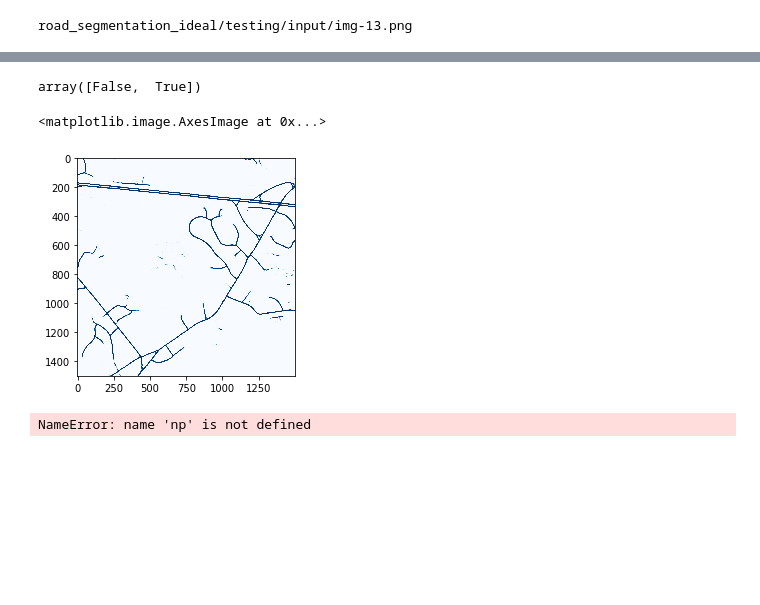
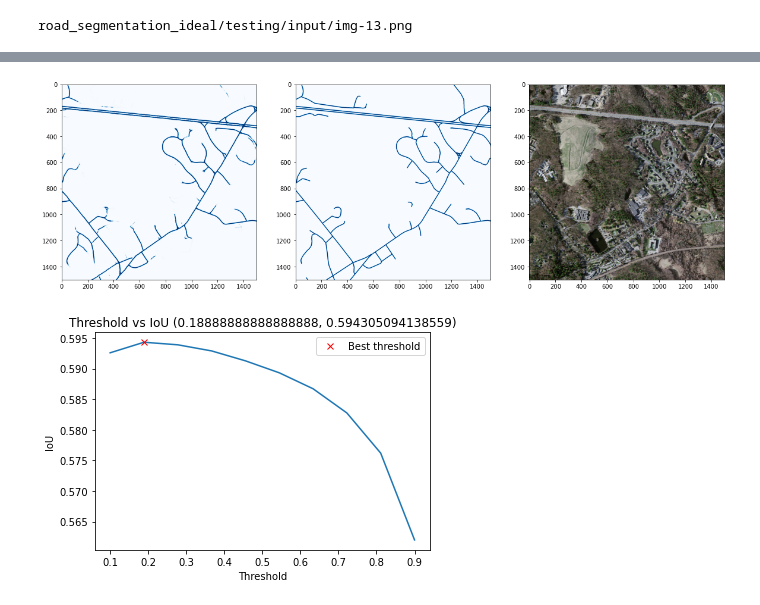
Before and after one commit to AInitikesh/ArialSegmenation, a Jupyter notebook: Training.ipynb, the cells around one changed output, grey strips where cells are left out. Cells and saved outputs as stored; diff of their text form; code cells hidden in the pictures; blank space fills up the shorter version.

```diff
--- a/Training.ipynb
+++ b/Training.ipynb
@@ -274,5 +278,14 @@ plot_training_history(history)
+# %%
+def predict(img):
+    x = np.zeros((9,) + img_size + (3,), dtype="float32")
+    x[0], x[1], x[2], x[3], x[4], x[5], x[6], x[7], x[8]  = splitImage(np.array(img), img_size)
+    output_img = model.predict(x)
+    merge = mergeImage((output_img[0], output_img[1], output_img[2], output_img[3], output_img[4], output_img[5] ,output_img[6], output_img[7], output_img[8]), (img.shape[0],img.shape[1]))
+    return merge.reshape(img.shape[0], img.shape[1])
 # %%
 print(testing_input_data[2])
-img = load_img(testing_input_data[2])
+img = np.array(load_img(testing_input_data[2]))
+actual = load_img(testing_output_data[2], color_mode="grayscale")
+actual = ((np.array(actual) / 255)).astype('uint8')
 # %% [output]
 road_segmentation_ideal/testing/input/img-13.png
@@ -295,18 +291,0 @@ merge = mergeImage((output_img[0], output_img[1], output_img[2], output_img[3],
-# %%
-np.unique(merge > 0.5)
-# %% [output]
-array([False,  True])
-# %%
-plt.imshow(merge.reshape(1500, 1500), cmap="Blues")
-# %% [output]
-<matplotlib.image.AxesImage at 0x...>
-[figure, removed]
-# %%
-import PIL
-from PIL import ImageOps
-mask = np.argmax(merge, axis=-1)
-mask = np.expand_dims(mask, axis=-1)
-img = PIL.ImageOps.autocontrast(keras.preprocessing.image.array_to_img(mask))
-plt.imshow(img)
-# %% [output]
-NameError: name 'np' is not defined
@@ -314,0 +292,10 @@ mask = np.argmax(merge, axis=-1)
+# %%
+prediction = predict(img)
+# %%
+fig, axs = plt.subplots(1,3, figsize=(20,10))
+axs[0].imshow(prediction, cmap="Blues")
+axs[1].imshow(actual, cmap="Blues")
+axs[2].imshow(img)
+plt.show()
+# %% [output]
+[figure, added]
@@ -314,0 +337,32 @@ mask = np.argmax(merge, axis=-1)
+# %%
+def draw_get_best_threshold(ious, thresholds):
+    """
+    Returns threshold_best, iou_best
+    """
+    threshold_best_index = np.argmax(ious)
+    iou_best = ious[threshold_best_index]
+    threshold_best = thresholds[threshold_best_index]
+
+    plt.plot(thresholds, ious)
+    plt.plot(threshold_best, iou_best, "xr", label="Best threshold")
+    plt.xlabel("Threshold")
+    plt.ylabel("IoU")
+    plt.title("Threshold vs IoU ({}, {})".format(threshold_best, iou_best))
+    plt.legend()
+    return threshold_best, iou_best
+
+preds = []
+y_val = []
+for i in tqdm(range(0,test_gen.__len__())):
+    Xtest, y_test  = test_gen.__getitem__(i)
+    preds.append(model.predict(Xtest))
+    y_val.append(y_test)
+preds = np.stack(preds, axis=0)
+y_val = np.stack(y_val, axis=0)
+
+thresholds = list(np.linspace(0.1, 0.9, 10))
+ious = np.array([iou_metric_batch(y_val, np.int32(preds > threshold)) for threshold in (thresholds)])
+
+best_threshold, best_iou = draw_get_best_threshold(ious, thresholds)
+# %% [output]
+[figure, added]
```
Also changed, not shown: parts of 17 cells of this notebook, 4 other files.
